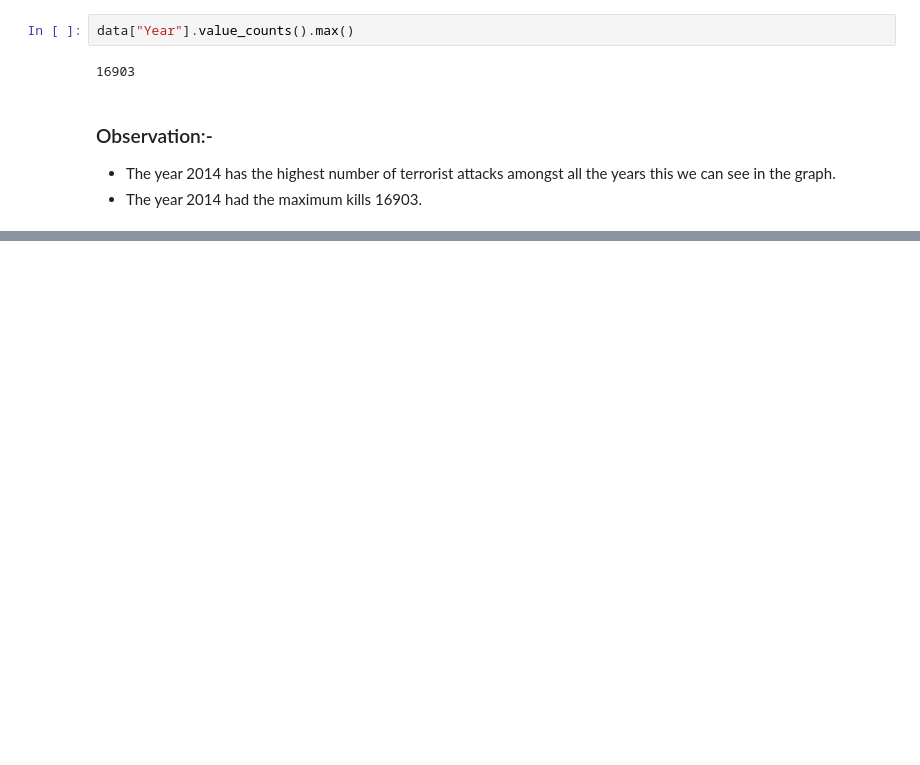
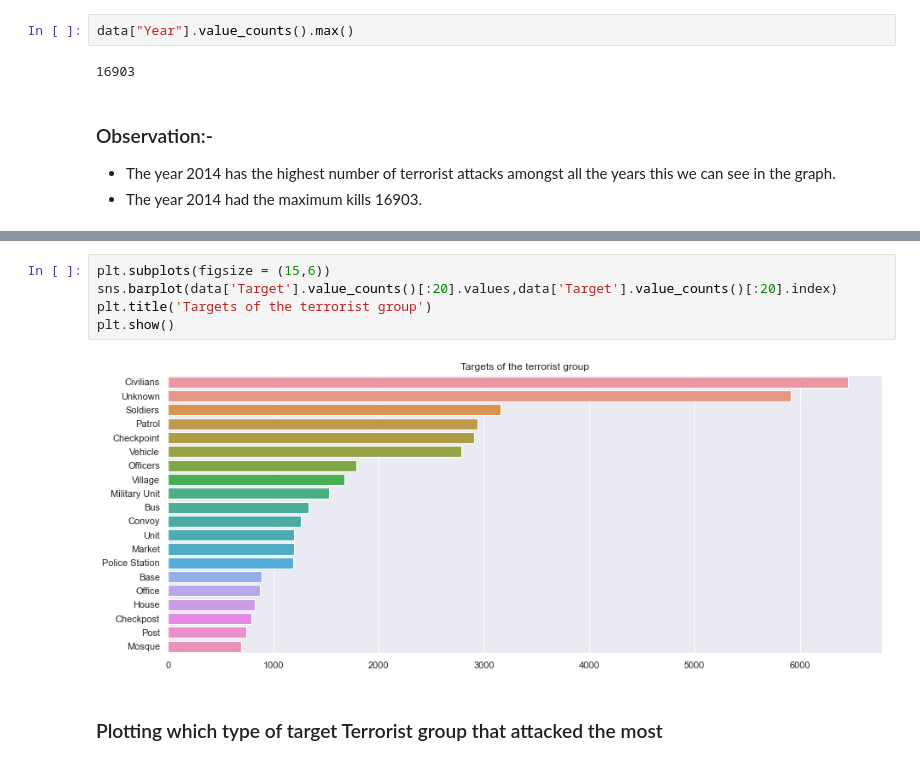
Before and after one commit to FiNiX-GaMmA/Global_terrorism-EDA_project, a Jupyter notebook: worsheet.ipynb, the cells around one changed output, grey strips where cells are left out. Saved outputs shown, nothing was run; the diff lists cells and outputs as text; blank space fills up the shorter version.

```diff
--- a/worsheet.ipynb
+++ b/worsheet.ipynb
@@ -232,0 +315,9 @@ data["Year"].value_counts().max()
+# %%
+plt.subplots(figsize = (15,6))
+sns.barplot(data['Target'].value_counts()[:20].values,data['Target'].value_counts()[:20].index)
+plt.title('Targets of the terrorist group')
+plt.show()
+# %% [output]
+[figure, added]
+# %% [markdown]
+### Plotting which type of target Terrorist group that attacked the most
```
Also changed, not shown: parts of 17 cells of this notebook.
